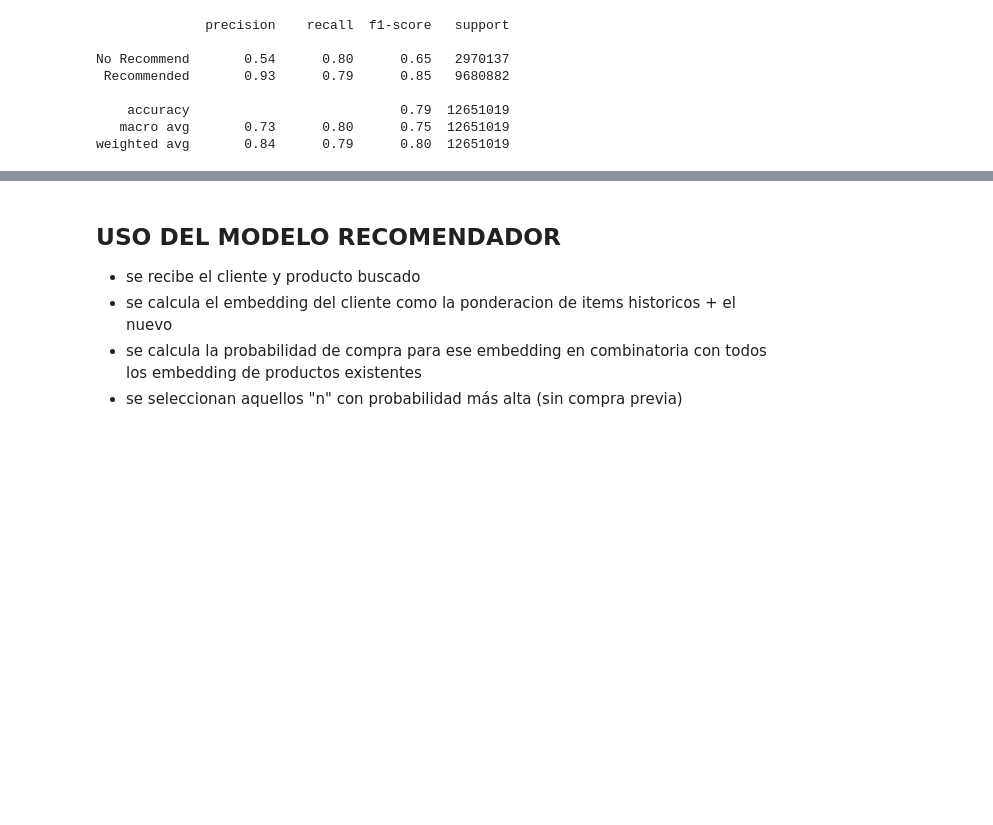
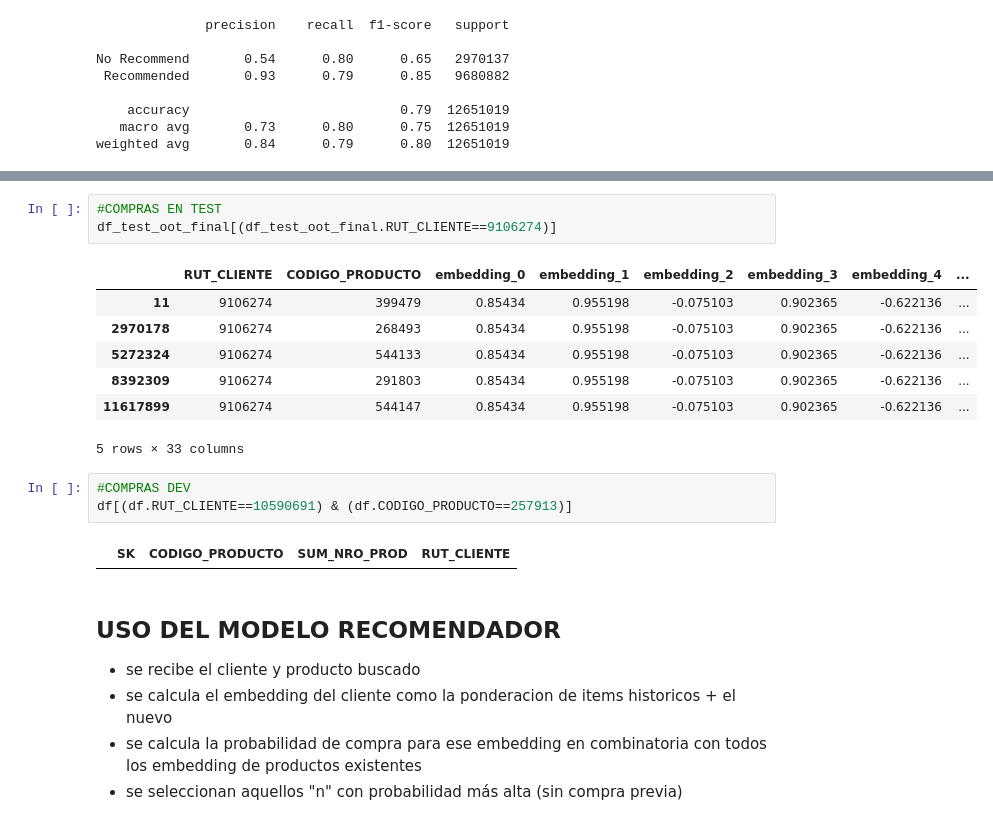
Before and after one commit to brauliomorgado/Cross-Selling-Models, a Jupyter notebook: Modelo_Supervisado/Prueba_Embbeding_final.ipynb, the cells around one changed output, grey strips where cells are left out. Cells and saved outputs as stored; diff of their text form; blank space fills up the shorter version.

```diff
--- a/Modelo_Supervisado/Prueba_Embbeding_final.ipynb
+++ b/Modelo_Supervisado/Prueba_Embbeding_final.ipynb
@@ -600,3 +650,19 @@ weighted avg       0.84      0.79      0.80  12651019
+# %%
+#COMPRAS EN TEST
+df_test_oot_final[(df_test_oot_final.RUT_CLIENTE==9106274)]
+# %% [output]
+|  | RUT_CLIENTE | CODIGO_PRODUCTO | embedding_0 | embedding_1 | embedding_2 | embedding_3 | embedding_4 | ... |
+| 11 | 9106274 | 399479 | 0.85434 | 0.955198 | -0.075103 | 0.902365 | -0.622136 | ... |
+| 2970178 | 9106274 | 268493 | 0.85434 | 0.955198 | -0.075103 | 0.902365 | -0.622136 | ... |
+| 5272324 | 9106274 | 544133 | 0.85434 | 0.955198 | -0.075103 | 0.902365 | -0.622136 | ... |
+| 8392309 | 9106274 | 291803 | 0.85434 | 0.955198 | -0.075103 | 0.902365 | -0.622136 | ... |
+| 11617899 | 9106274 | 544147 | 0.85434 | 0.955198 | -0.075103 | 0.902365 | -0.622136 | ... |
+5 rows × 33 columns
+# %%
+#COMPRAS DEV
+df[(df.RUT_CLIENTE==10590691) & (df.CODIGO_PRODUCTO==257913)]
+# %% [output]
+|  | SK | CODIGO_PRODUCTO | SUM_NRO_PROD | RUT_CLIENTE |
 # %% [markdown]
 ## **USO DEL MODELO RECOMENDADOR**
 
```
Also changed, not shown: parts of 11 cells of this notebook, 1 other file.
